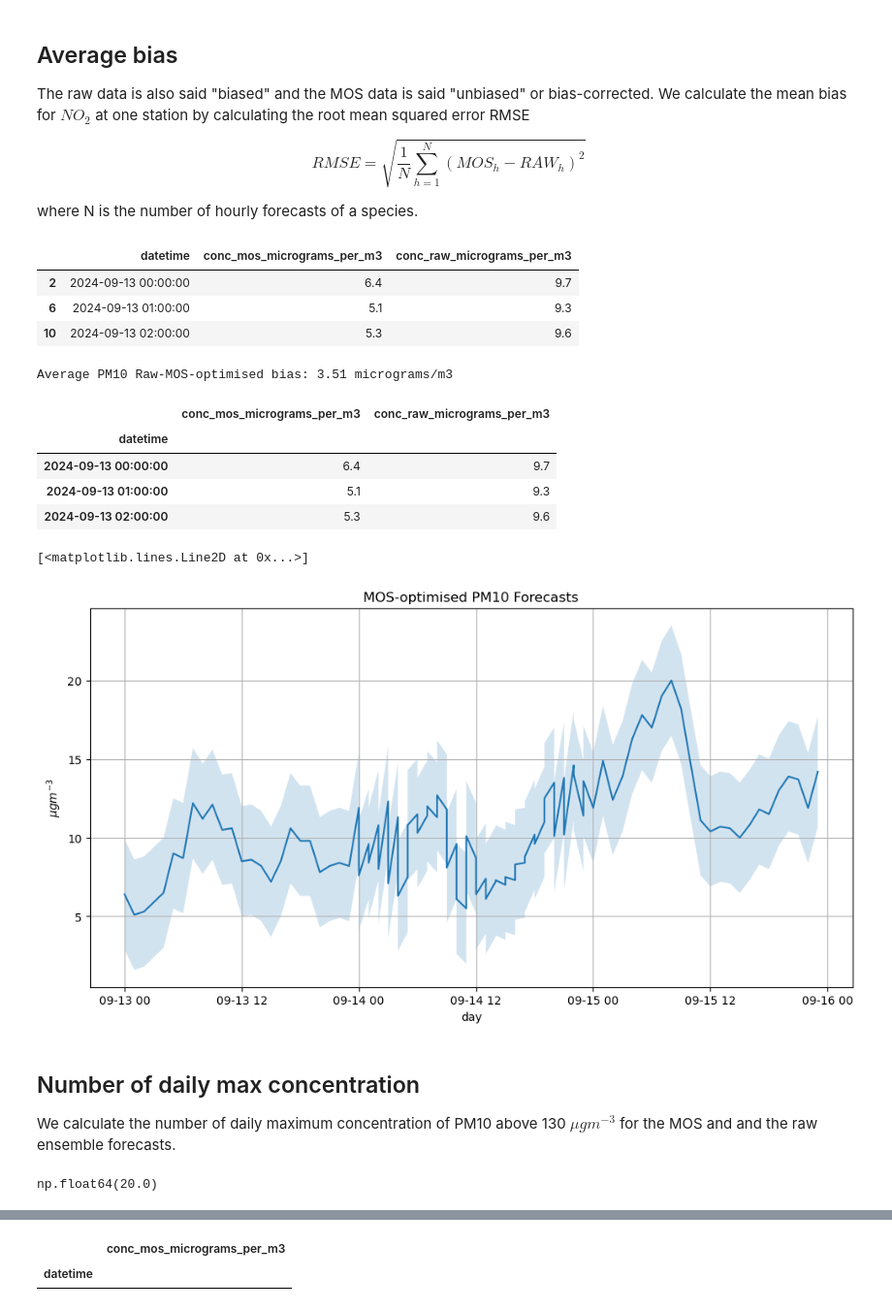
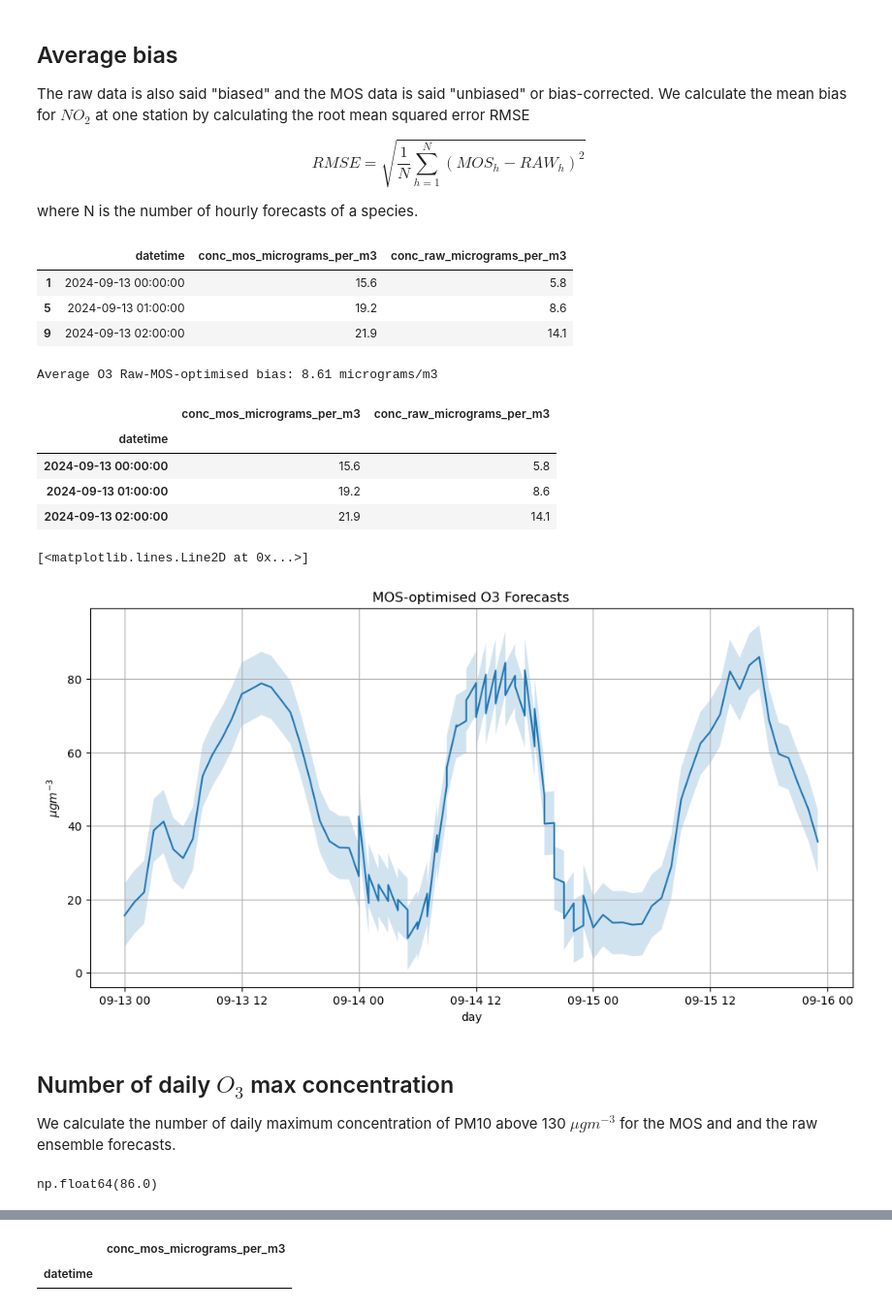
Before and after one commit to ecmwf-training/2024-cams-act6-training, a Jupyter notebook: 05-cams-mos/cams-mos.ipynb, the cells around one changed output, grey strips where cells are left out. Shown at 97% size. Saved outputs shown, nothing was run; the diff lists cells and outputs as text; code cells hidden in the pictures.

```diff
--- a/05-cams-mos/cams-mos.ipynb
+++ b/05-cams-mos/cams-mos.ipynb
@@ -403,52 +403,52 @@ $$RMSE = \sqrt {\frac{1}{N} \sum_{h=1}^{N}(MOS_h - RAW_h)^2 }$$
 
 where N is the number of hourly forecasts of a species.
 # %%
-station_pm10 = merged_data[ (merged_data['species'] == 'PM10')  &
+station_o3 = merged_data[ (merged_data['species'] == 'O3')  &
               (merged_data['station_id'] == 'NL00014') ] \
               .drop(['station_id', 'lead_time_hour', 'species'], axis=1).sort_values(by=['datetime'])
-station_pm10.head(3)
+station_o3.head(3)
 # %% [output]
 |  | datetime | conc_mos_micrograms_per_m3 | conc_raw_micrograms_per_m3 |
-| 2 | 2024-09-13 00:00:00 | 6.4 | 9.7 |
-| 6 | 2024-09-13 01:00:00 | 5.1 | 9.3 |
-| 10 | 2024-09-13 02:00:00 | 5.3 | 9.6 |
+| 1 | 2024-09-13 00:00:00 | 15.6 | 5.8 |
+| 5 | 2024-09-13 01:00:00 | 19.2 | 8.6 |
+| 9 | 2024-09-13 02:00:00 | 21.9 | 14.1 |
 # %%
-pm10_conc_mos_micrograms_per_m3 = station_pm10.conc_mos_micrograms_per_m3
-pm10_conc_raw_micrograms_per_m3 = station_pm10.conc_raw_micrograms_per_m3
-pm10_bias = pm10_conc_mos_micrograms_per_m3 - pm10_conc_raw_micrograms_per_m3
-squared_pm10_bias = pm10_bias ** 2
-rmse = math.sqrt(squared_pm10_bias.mean())
-print('Average PM10 Raw-MOS-optimised bias: {:.2f} micrograms/m3'.format(rmse))
+o3_conc_mos_micrograms_per_m3 = station_o3.conc_mos_micrograms_per_m3
+o3_conc_raw_micrograms_per_m3 = station_o3.conc_raw_micrograms_per_m3
+o3_bias = o3_conc_mos_micrograms_per_m3 - o3_conc_raw_micrograms_per_m3
+squared_o3_bias = o3_bias ** 2
+rmse = math.sqrt(squared_o3_bias.mean())
+print('Average O3 Raw-MOS-optimised bias: {:.2f} micrograms/m3'.format(rmse))
 # %% [output]
-Average PM10 Raw-MOS-optimised bias: 3.51 micrograms/m3
+Average O3 Raw-MOS-optimised bias: 8.61 micrograms/m3
 # %%
-date_index = pd.to_datetime(station_pm10['datetime'])
-station_pm10_time_index = station_pm10.set_index(date_index).drop(['datetime'], axis=1)
-station_pm10_time_index.head(3)
+date_index = pd.to_datetime(station_o3['datetime'])
+station_o3_time_index = station_o3.set_index(date_index).drop(['datetime'], axis=1)
+station_o3_time_index.head(3)
 # %% [output]
 |  | conc_mos_micrograms_per_m3 | conc_raw_micrograms_per_m3 |
 | datetime |  |  |
-| 2024-09-13 00:00:00 | 6.4 | 9.7 |
-| 2024-09-13 01:00:00 | 5.1 | 9.3 |
-| 2024-09-13 02:00:00 | 5.3 | 9.6 |
+| 2024-09-13 00:00:00 | 15.6 | 5.8 |
+| 2024-09-13 01:00:00 | 19.2 | 8.6 |
+| 2024-09-13 02:00:00 | 21.9 | 14.1 |
 # %%
 fig = plt.figure(figsize=(12, 6))
 ax = fig.add_subplot()
 ax.grid(True, which='both')
-ax.set_title("MOS-optimised PM10 Forecasts")
+ax.set_title("MOS-optimised O3 Forecasts")
 ax.set_xlabel("day")
 ax.set_ylabel("$\mu gm^{-3}$");
 #ax.set_xticks(week_index)
 #ax.set_xticklabels(week_index, rotation=70)
 #ax.xaxis.set_major_formatter(mdates.DateFormatter('%Y-%m-%d'))
-pm_10_mos = station_pm10_time_index['conc_mos_micrograms_per_m3']
-pm10_raw = station_pm10_time_index['conc_raw_micrograms_per_m3']
-plt_giss_error = ax.fill_between(pm_10_mos.index, pm_10_mos - rmse, pm_10_mos + rmse, alpha=0.2)
-plt.plot(pm_10_mos)
+o3_mos = station_o3_time_index['conc_mos_micrograms_per_m3']
+o3_raw = station_o3_time_index['conc_raw_micrograms_per_m3']
+plt_giss_error = ax.fill_between(o3_mos.index, o3_mos - rmse, o3_mos + rmse, alpha=0.2)
+plt.plot(o3_mos)
 # %% [output]
 [<matplotlib.lines.Line2D at 0x...>]
-[figure, old version]
+[figure, new version]
 # %% [markdown]
-## Number of daily max concentration
+## Number of daily $O_3$ max concentration
 We calculate the number of daily maximum concentration of PM10 above 130 $\mu gm^{-3}$ for the MOS and and the raw ensemble forecasts.
 # %%
@@ -456,6 +456,6 @@ pm10_max_concentration_threshold = 26.5
 # %%
-station_pm10_mos_max = station_pm10.conc_mos_micrograms_per_m3.max()
-station_pm10_mos_max
+station_o3_mos_max = station_o3.conc_mos_micrograms_per_m3.max()
+station_o3_mos_max
 # %% [output]
-np.float64(20.0)
+np.float64(86.0)
 # %%
```
Also changed, not shown: parts of 5 cells of this notebook.
